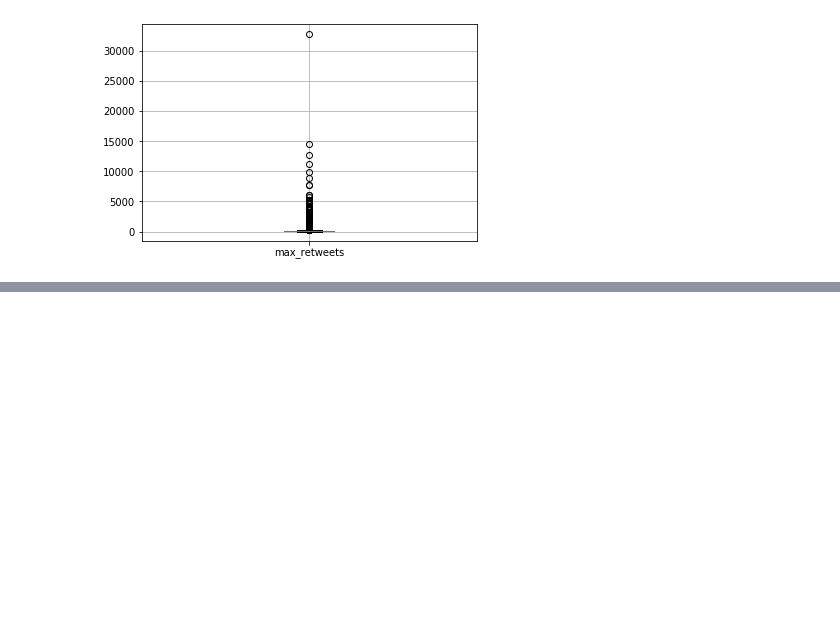
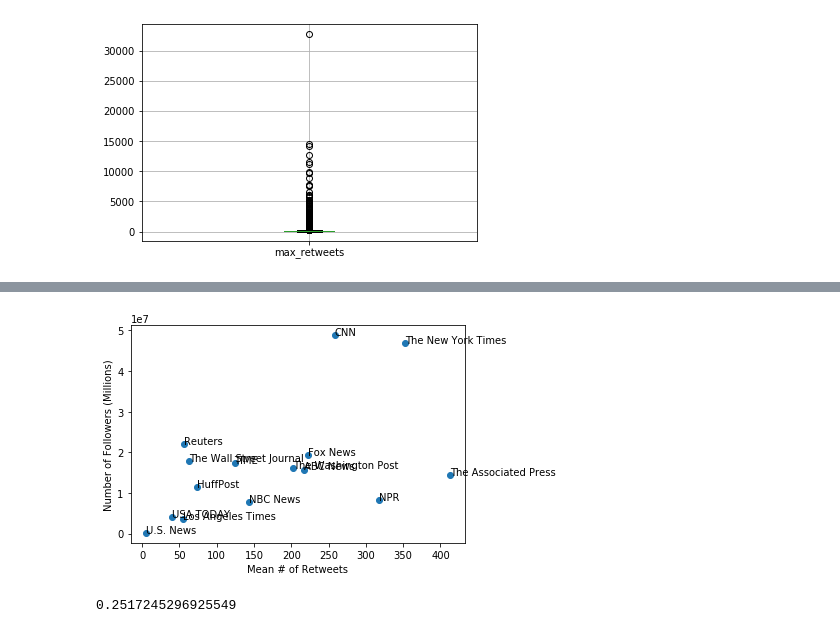
Before and after one commit to raaahulss/project_viralnews, a Jupyter notebook: notebooks/analysis.ipynb, the cells around one changed output, grey strips where cells are left out. Cells and saved outputs as stored; diff of their text form; code cells hidden in the pictures; blank space fills up the shorter version.

```diff
--- a/notebooks/analysis.ipynb
+++ b/notebooks/analysis.ipynb
@@ -175,0 +220,6 @@ sns.distplot(outlet_lists["The Wall Street Journal"])
+# %%
+follower_mean = list()
+names = list()
+for i in followers.items():
+    follower_mean.append((i[1], means[i[0]]))
+    names.append(i[0])
@@ -175,0 +262,19 @@ sns.distplot(outlet_lists["The Wall Street Journal"])
+# %%
+# mean of retweets vs amt of followers
+x,y = zip(*follower_mean)
+fig, ax = plt.subplots()
+ax.scatter(y, x)
+plt.xlabel('Mean # of Retweets')
+plt.ylabel('Number of Followers (Millions)')
+
+for i, txt in enumerate(names):
+    ax.annotate(txt, (y[i], x[i]))
+# %% [output]
+[figure, added]
+# %%
+correlation_matrix = np.corrcoef(x, y)
+correlation_xy = correlation_matrix[0,1]
+r_squared = correlation_xy**2
+r_squared
+# %% [output]
+0.2517245296925549
```
Also changed, not shown: parts of 16 cells of this notebook.
